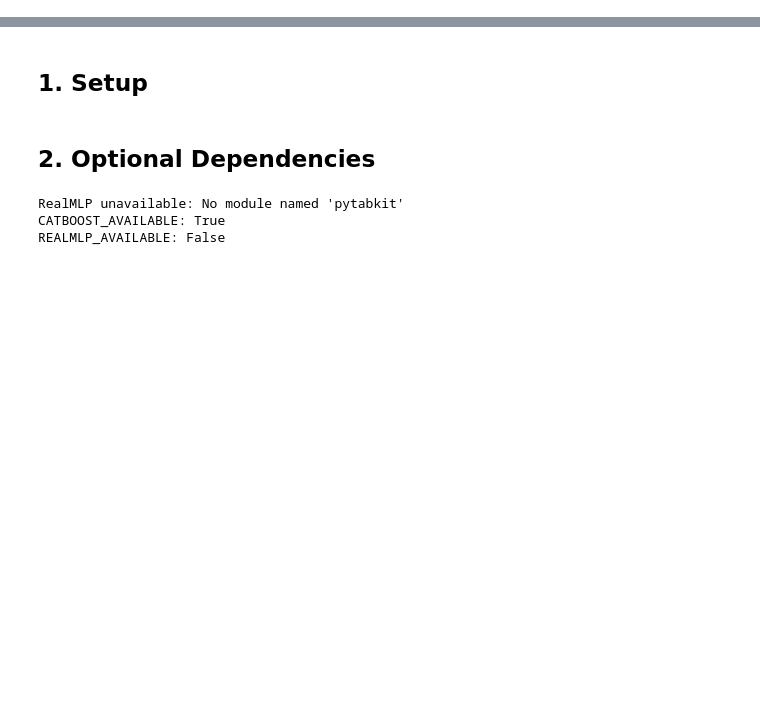
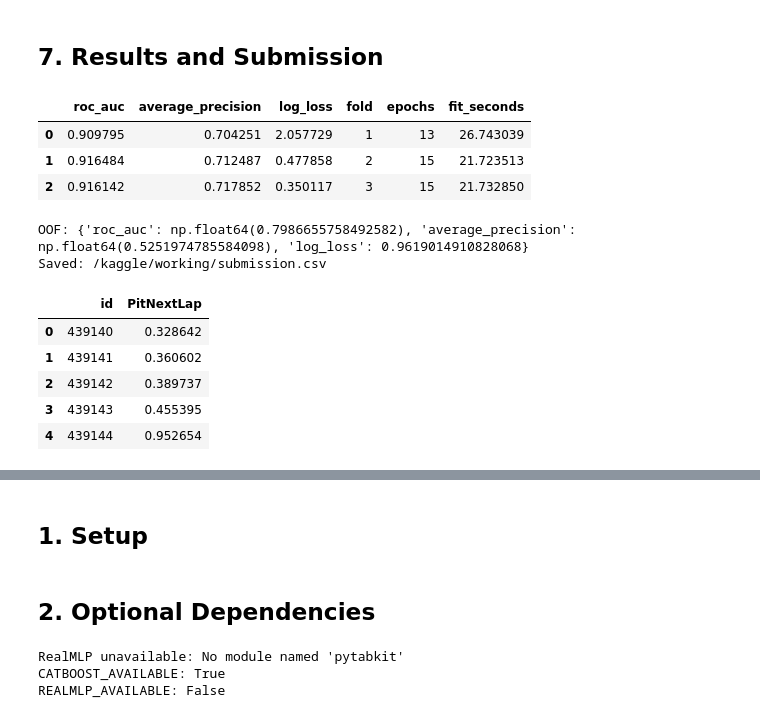
Before and after one commit to tuannm3812/kaggle-s6e5-predict-f1-pit-stops, a Jupyter notebook: notebooks/04_challenger_models_and_feature_importance.ipynb, the cells around one changed output, grey strips where cells are left out. Saved outputs shown, nothing was run; the diff lists cells and outputs as text; code cells hidden in the pictures; blank space fills up the shorter version.

```diff
--- a/notebooks/08_catboost_realmlp_feature_importance.ipynb
+++ b/notebooks/04_challenger_models_and_feature_importance.ipynb
@@ -9,0 +232,9 @@ It also produces fold-averaged feature importance from CatBoost and LightGBM so
+# %%
+X = train_model[feature_cols].copy()
+y = train_model[TARGET].astype("int8").copy()
+X_test = test_model[feature_cols].copy()
+
+class_values = np.array([0, 1])
+class_weights = compute_class_weight(class_weight="balanced", classes=class_values, y=y)
+class_weight = {int(cls): float(weight) for cls, weight in zip(class_values, class_weights)}
+class_weight
@@ -9,0 +323,28 @@ It also produces fold-averaged feature importance from CatBoost and LightGBM so
+# %% [markdown]
+## 7. Results and Submission
+# %%
+fold_results = pd.DataFrame(fold_rows)
+display(fold_results)
+print("OOF:", overall)
+
+submission = sample_submission.copy()
+submission[TARGET] = np.clip(test_predictions, 1e-6, 1 - 1e-6)
+submission_path = OUTPUT_DIR / "submission.csv"
+submission.to_csv(submission_path, index=False)
+fold_results.to_csv(OUTPUT_DIR / "cnn_baseline_fold_results.csv", index=False)
+
+print("Saved:", submission_path)
+submission.head()
+# %% [output]
+|  | roc_auc | average_precision | log_loss | fold | epochs | fit_seconds |
+| 0 | 0.909795 | 0.704251 | 2.057729 | 1 | 13 | 26.743039 |
+| 1 | 0.916484 | 0.712487 | 0.477858 | 2 | 15 | 21.723513 |
+| 2 | 0.916142 | 0.717852 | 0.350117 | 3 | 15 | 21.732850 |
+OOF: {'roc_auc': np.float64(0.7986655758492582), 'average_precision': np.float64(0.5251974785584098), 'log_loss': 0.9619014910828068}
+Saved: /kaggle/working/submission.csv
+|  | id | PitNextLap |
+| 0 | 439140 | 0.328642 |
+| 1 | 439141 | 0.360602 |
+| 2 | 439142 | 0.389737 |
+| 3 | 439143 | 0.455395 |
+| 4 | 439144 | 0.952654 |
```
Also changed, not shown: parts of 18 cells of this notebook, 9 other files.
